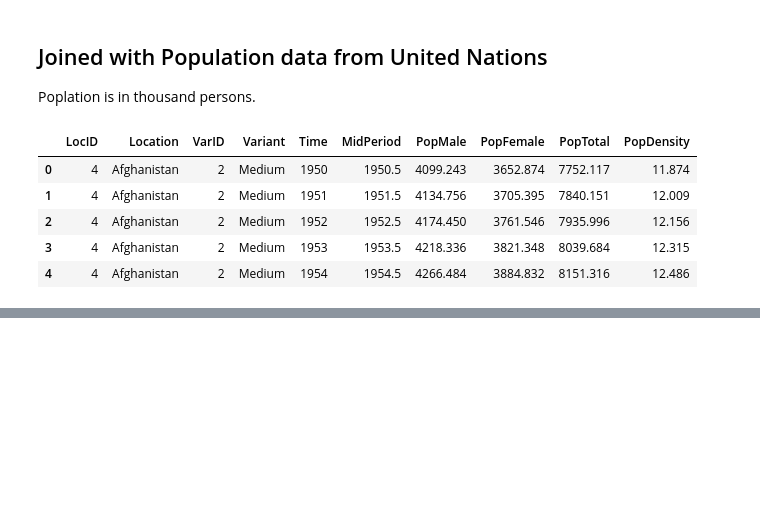
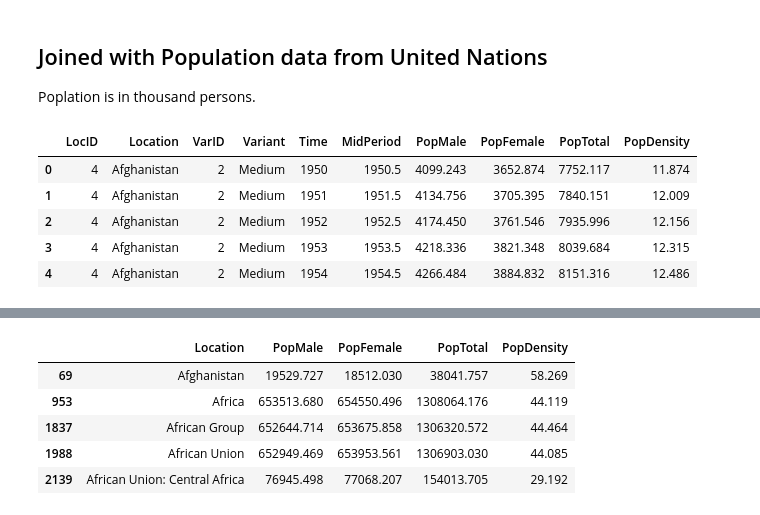
Before and after one commit to nnworkspace/covid19-insight, a Jupyter notebook: covid19-insight.ipynb, the cells around one changed output, grey strips where cells are left out. Drawn from its saved outputs; the diff is of its cells as text; code cells hidden in the pictures; blank space fills up the shorter version.

```diff
--- a/covid19-insight.ipynb
+++ b/covid19-insight.ipynb
@@ -309,0 +349,12 @@ population.head()
+# %%
+# drop unnecessary columns
+
+df_pop2019 = pop2019.drop(columns=['LocID','VarID','Variant','Time','MidPeriod'])
+df_pop2019.head()
+# %% [output]
+|  | Location | PopMale | PopFemale | PopTotal | PopDensity |
+| 69 | Afghanistan | 19529.727 | 18512.030 | 38041.757 | 58.269 |
+| 953 | Africa | 653513.680 | 654550.496 | 1308064.176 | 44.119 |
+| 1837 | African Group | 652644.714 | 653675.858 | 1306320.572 | 44.464 |
+| 1988 | African Union | 652949.469 | 653953.561 | 1306903.030 | 44.085 |
+| 2139 | African Union: Central Africa | 76945.498 | 77068.207 | 154013.705 | 29.192 |
```
Also changed, not shown: parts of 16 cells of this notebook.
